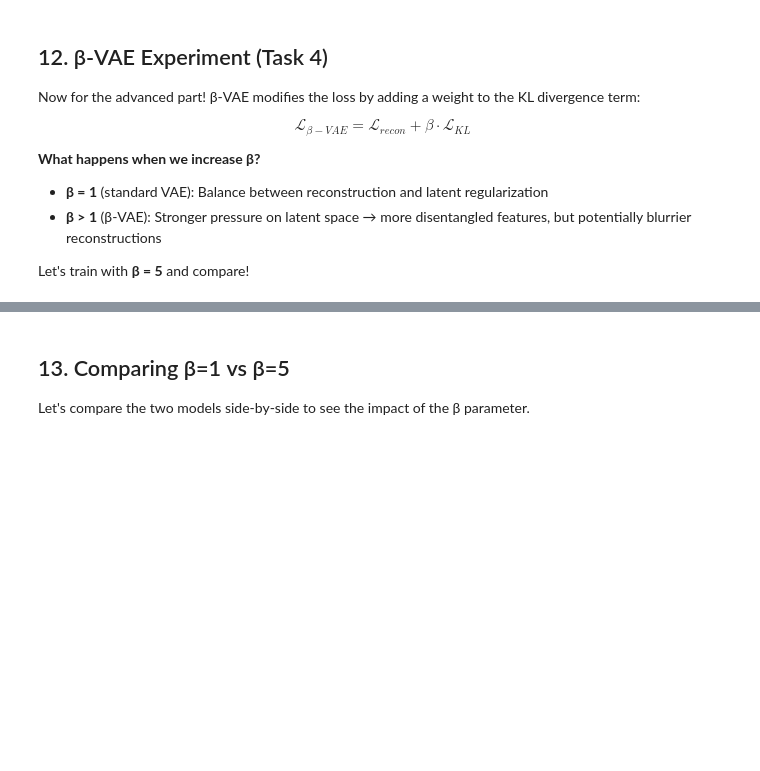
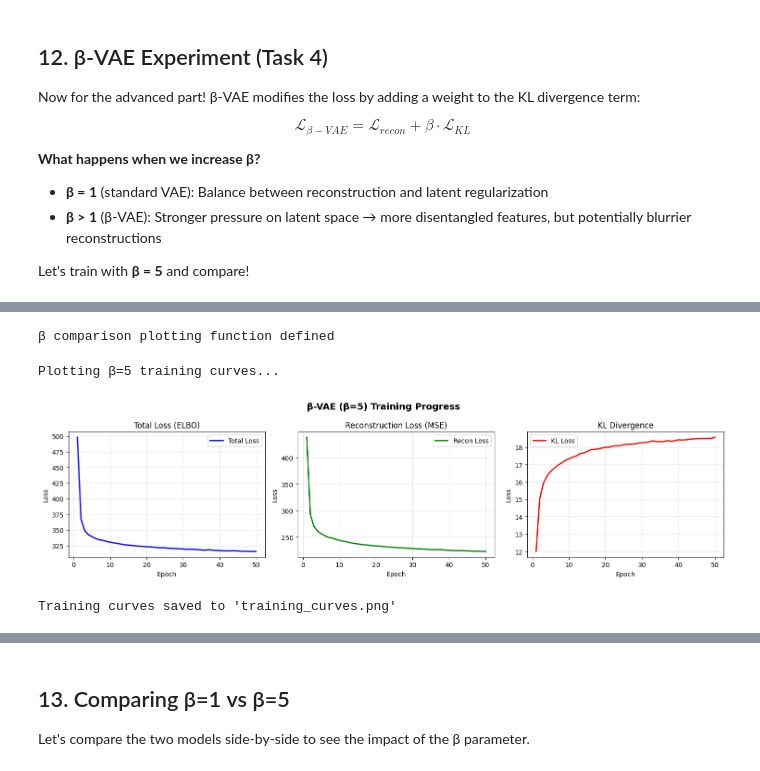
Before and after one commit to mahanteshimath/GEN_AI_A1, a Jupyter notebook: M25AI2134_assign_1.ipynb, the cells around one changed output, grey strips where cells are left out. Saved outputs shown, nothing was run; the diff lists cells and outputs as text; code cells hidden in the pictures; blank space fills up the shorter version.

```diff
--- a/M25AI2134_assign_1.ipynb
+++ b/M25AI2134_assign_1.ipynb
@@ -635 +635,52 @@ TRAINING β-VAE (β = 5)
 ... (39 outputs left out)
+# %%
+def plot_beta_comparison(history_beta1, history_beta5):
+    """Create side-by-side comparison plots for β=1 vs β=5 training"""
+    fig, axes = plt.subplots(1, 3, figsize=(15, 4))
+    epochs = range(1, len(history_beta1['total_loss']) + 1)
+
+    # Total Loss
+    axes[0].plot(epochs, history_beta1['total_loss'], 'b-', label='β=1', linewidth=2)
+    axes[0].plot(epochs, history_beta5['total_loss'], 'r-', label='β=5', linewidth=2)
+    axes[0].set_xlabel('Epoch', fontsize=11)
+    axes[0].set_ylabel('Loss', fontsize=11)
+    axes[0].set_title('Total Loss Comparison', fontsize=12, fontweight='bold')
+    axes[0].legend(fontsize=10)
+    axes[0].grid(True, alpha=0.3)
+
+    # Reconstruction Loss
+    axes[1].plot(epochs, history_beta1['recon_loss'], 'b-', label='β=1', linewidth=2)
+    axes[1].plot(epochs, history_beta5['recon_loss'], 'r-', label='β=5', linewidth=2)
+    axes[1].set_xlabel('Epoch', fontsize=11)
+    axes[1].set_ylabel('Loss', fontsize=11)
+    axes[1].set_title('Reconstruction Loss Comparison', fontsize=12, fontweight='bold')
+    axes[1].legend(fontsize=10)
+    axes[1].grid(True, alpha=0.3)
+
+    # KL Divergence
+    axes[2].plot(epochs, history_beta1['kl_loss'], 'b-', label='β=1', linewidth=2)
+    axes[2].plot(epochs, history_beta5['kl_loss'], 'r-', label='β=5', linewidth=2)
+    axes[2].set_xlabel('Epoch', fontsize=11)
+    axes[2].set_ylabel('Loss', fontsize=11)
+    axes[2].set_title('KL Divergence Comparison', fontsize=12, fontweight='bold')
+    axes[2].legend(fontsize=10)
+    axes[2].grid(True, alpha=0.3)
+
+    plt.suptitle('β-VAE Training Comparison: Direct Overlay', fontsize=14, fontweight='bold')
+    plt.tight_layout()
+    plt.savefig('beta_comparison_overlay.png', dpi=150, bbox_inches='tight')
+    plt.show()
+
+    print("β comparison overlay saved to 'beta_comparison_overlay.png'")
+
+print("β comparison plotting function defined")
+# %% [output]
+β comparison plotting function defined
+# %%
+# Plot individual β=5 training curves
+print("Plotting β=5 training curves...")
+plot_training_curves(history_beta5, "β-VAE (β=5) Training Progress")
+# %% [output]
+Plotting β=5 training curves...
+[figure, added]
+Training curves saved to 'training_curves.png'
```
Also changed, not shown: parts of 20 cells of this notebook, 1 other file.
